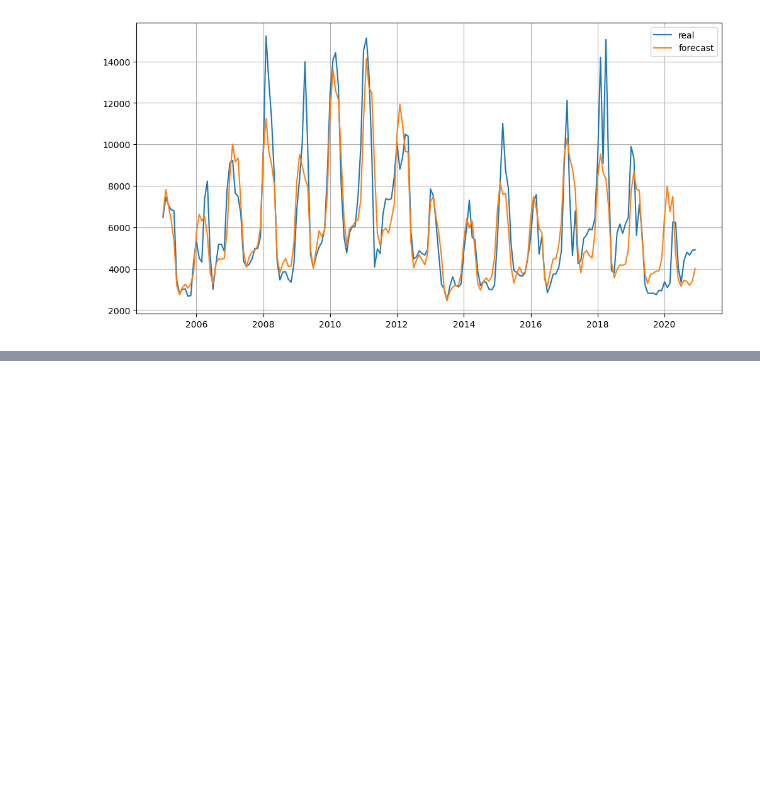
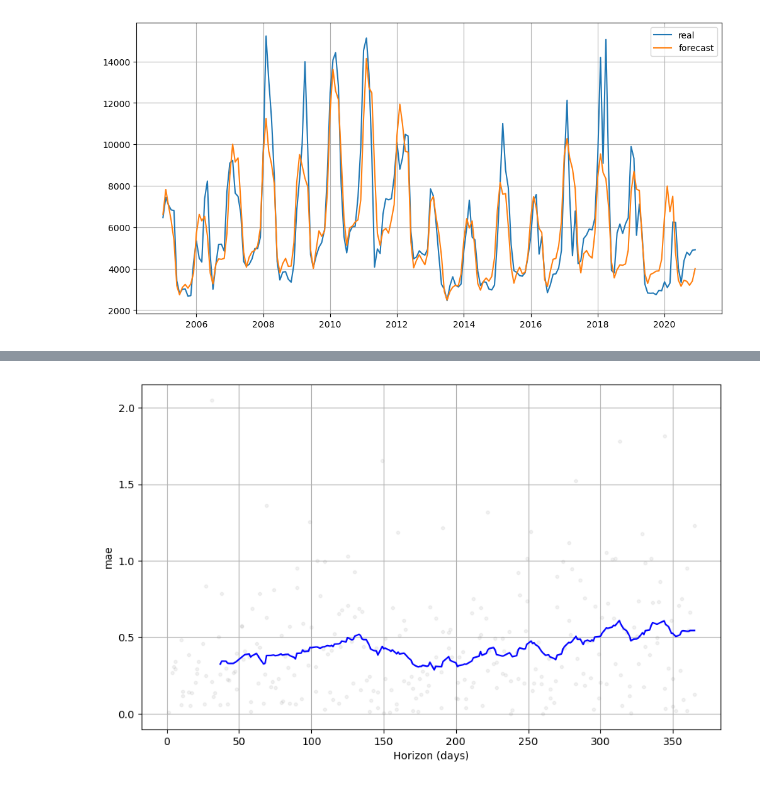
Before and after one commit to mols3131d/Agricultural-Products-Price-Prediction-, a Jupyter notebook: Modeling/Monthly price prediction for potato using prophet.ipynb, the cells around one changed output, grey strips where cells are left out. Drawn from its saved outputs; the diff is of its cells as text; code cells hidden in the pictures; blank space fills up the shorter version.

```diff
--- a/Modeling/Monthly price prediction for potato using prophet.ipynb
+++ b/Modeling/Monthly price prediction for potato using prophet.ipynb
@@ -282,0 +283,5 @@ evaluation_metrix.to_csv('Monthly_Potato_Matrix.csv')
+# %%
+from prophet.plot import plot_cross_validation_metric
+fig = plot_cross_validation_metric(evaluation_model, 'mae')
+# %% [output]
+[figure, added]
```
Also changed, not shown: parts of 5 cells of this notebook.
